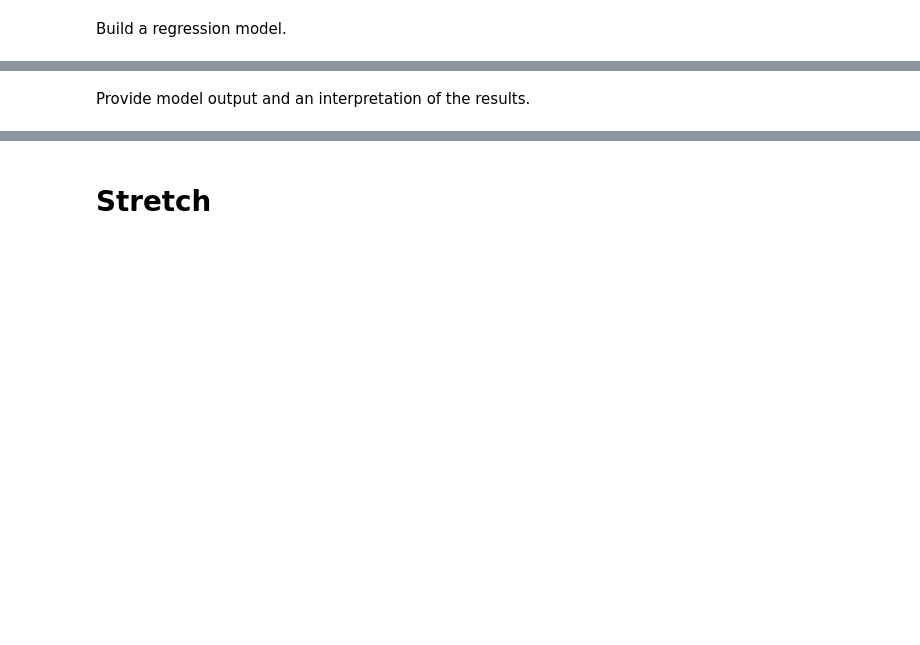
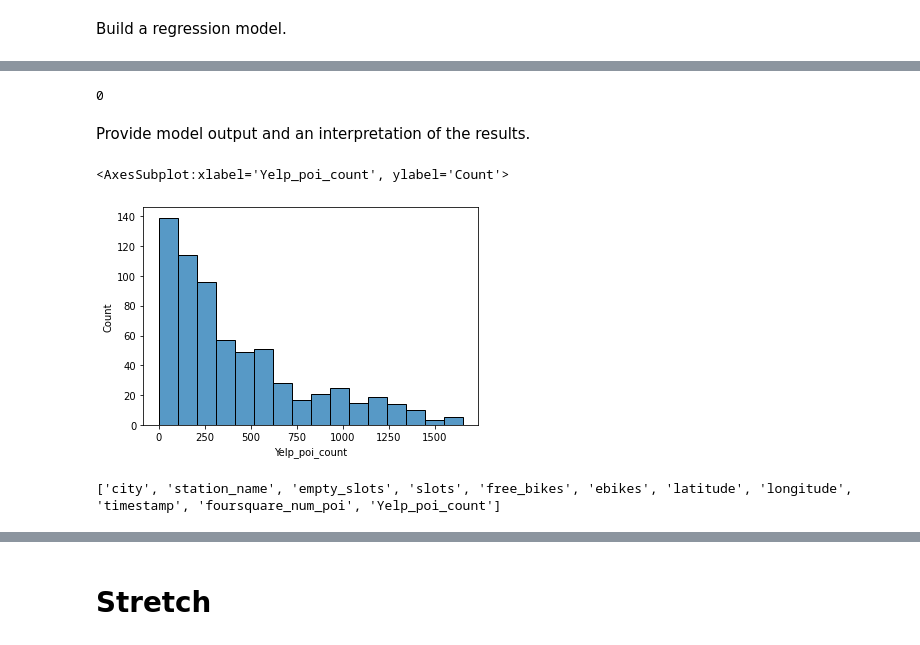
Before and after one commit to maybester/Statistical-Modelling-with-Python, a Jupyter notebook: notebooks/model_building.ipynb, the cells around one changed output, grey strips where cells are left out. Drawn from its saved outputs; the diff is of its cells as text; code cells hidden in the pictures; blank space fills up the shorter version.

```diff
--- a/notebooks/model_building.ipynb
+++ b/notebooks/model_building.ipynb
@@ -14,0 +9,3 @@ merged_data.head()
+# %%
+df = pd.read_csv('poi_count.tsv', sep='\t')
+df
@@ -14,0 +26,4 @@ merged_data.head()
+# %%
+df = df.drop('Unnamed: 0',axis=1)
+df = df.drop('Unnamed: 0.1',axis=1)
+df.head(5)
@@ -15,2 +87,10 @@ merged_data.head()
+# %%
+# check for duplicates for Id
+nameUnique = len(set(df.station_name))
+nameTotal = df.shape[0]
+namedupe = nameTotal - nameUnique
+print(namedupe)
+# %% [output]
+0
 # %% [markdown]
 Provide model output and an interpretation of the results.
@@ -32,0 +97,11 @@ connection = create_connection("sm_app.sqlite")
+# %%
+# explorary target variable
+#histogram
+sns.histplot(df['Yelp_poi_count'])
+# %% [output]
+<AxesSubplot:xlabel='Yelp_poi_count', ylabel='Count'>
+[figure, added]
+# %%
+print(list(df.columns))
+# %% [output]
+['city', 'station_name', 'empty_slots', 'slots', 'free_bikes', 'ebikes', 'latitude', 'longitude', 'timestamp', 'foursquare_num_poi', 'Yelp_poi_count']
```
Also changed, not shown: parts of 17 cells of this notebook.
